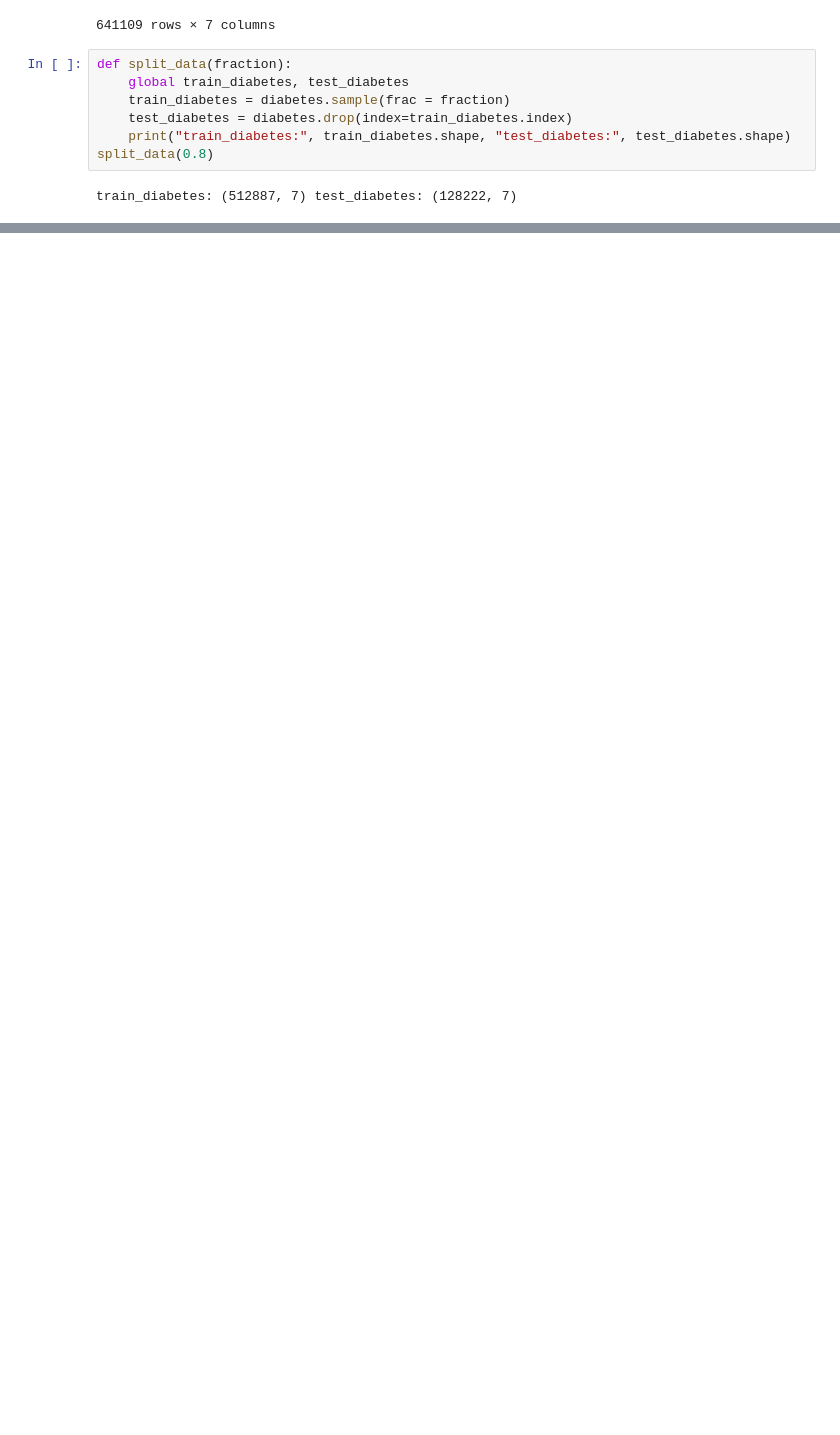
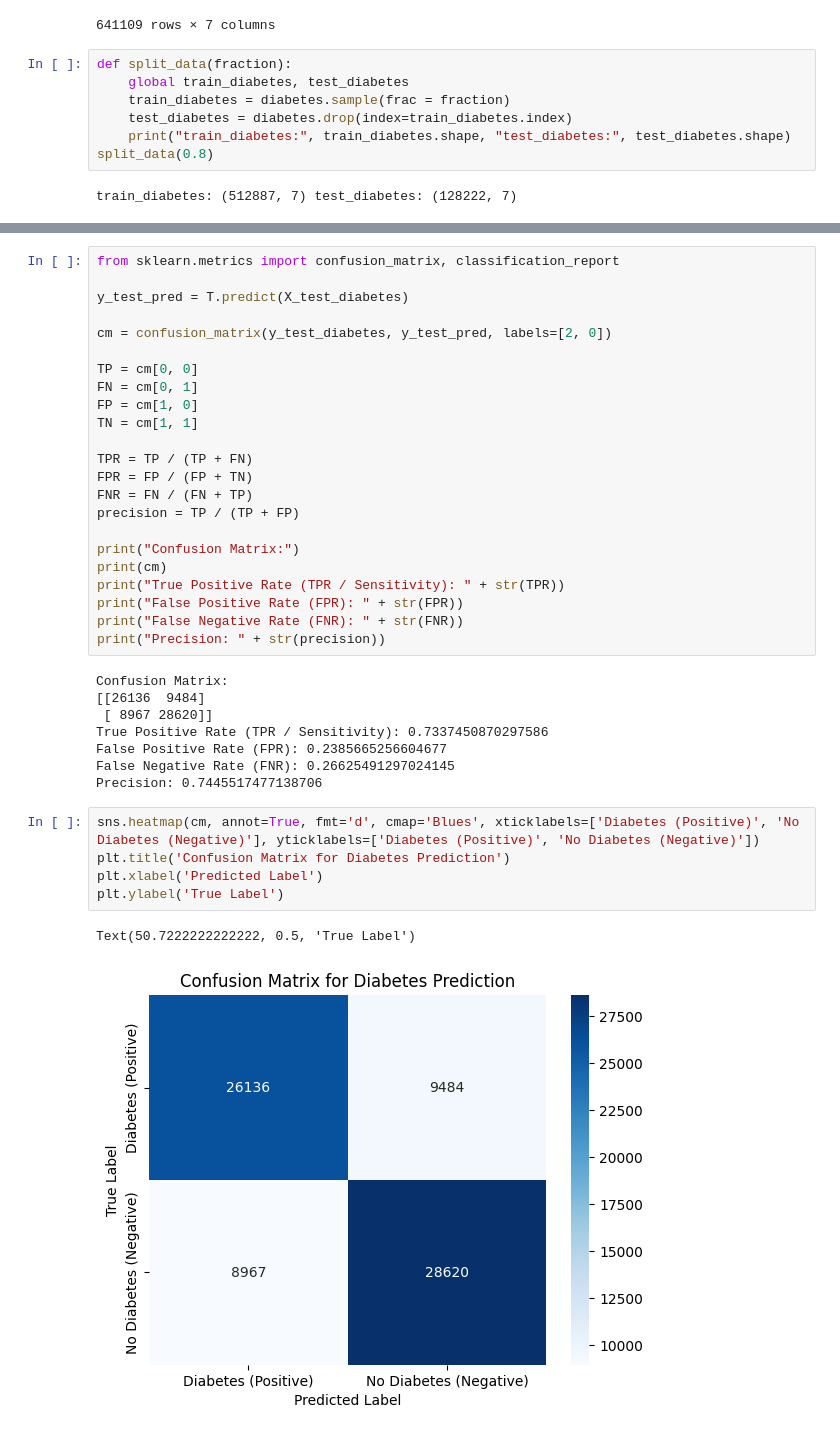
Before and after one commit to suhasp3/DiabetesClassifier, a Jupyter notebook: Project.ipynb, the cells around one changed output, grey strips where cells are left out. Cells and saved outputs as stored; diff of their text form; blank space fills up the shorter version.

```diff
--- a/Project.ipynb
+++ b/Project.ipynb
@@ -233,3 +234,42 @@ Score on test: 0.4968258177223877
+# %%
+from sklearn.metrics import confusion_matrix, classification_report
+
+y_test_pred = T.predict(X_test_diabetes)
+
+cm = confusion_matrix(y_test_diabetes, y_test_pred, labels=[2, 0])
+
+TP = cm[0, 0]
+FN = cm[0, 1]
+FP = cm[1, 0]
+TN = cm[1, 1]
+
+TPR = TP / (TP + FN)
+FPR = FP / (FP + TN)
+FNR = FN / (FN + TP)
+precision = TP / (TP + FP)
+
+print("Confusion Matrix:")
+print(cm)
+print("True Positive Rate (TPR / Sensitivity): " + str(TPR))
+print("False Positive Rate (FPR): " + str(FPR))
+print("False Negative Rate (FNR): " + str(FNR))
+print("Precision: " + str(precision))
+# %% [output]
+Confusion Matrix:
+[[26136  9484]
+ [ 8967 28620]]
+True Positive Rate (TPR / Sensitivity): 0.7337450870297586
+False Positive Rate (FPR): 0.2385665256604677
+False Negative Rate (FNR): 0.26625491297024145
+Precision: 0.7445517477138706
+# %%
+sns.heatmap(cm, annot=True, fmt='d', cmap='Blues', xticklabels=['Diabetes (Positive)', 'No Diabetes (Negative)'], yticklabels=['Diabetes (Positive)', 'No Diabetes (Negative)'])
+plt.title('Confusion Matrix for Diabetes Prediction')
+plt.xlabel('Predicted Label')
+plt.ylabel('True Label')
+# %% [output]
+Text(50.7222222222222, 0.5, 'True Label')
+[figure, added]
 # %%
 train_scores=[]
 test_scores=[]
```
Also changed, not shown: parts of 20 cells of this notebook.
